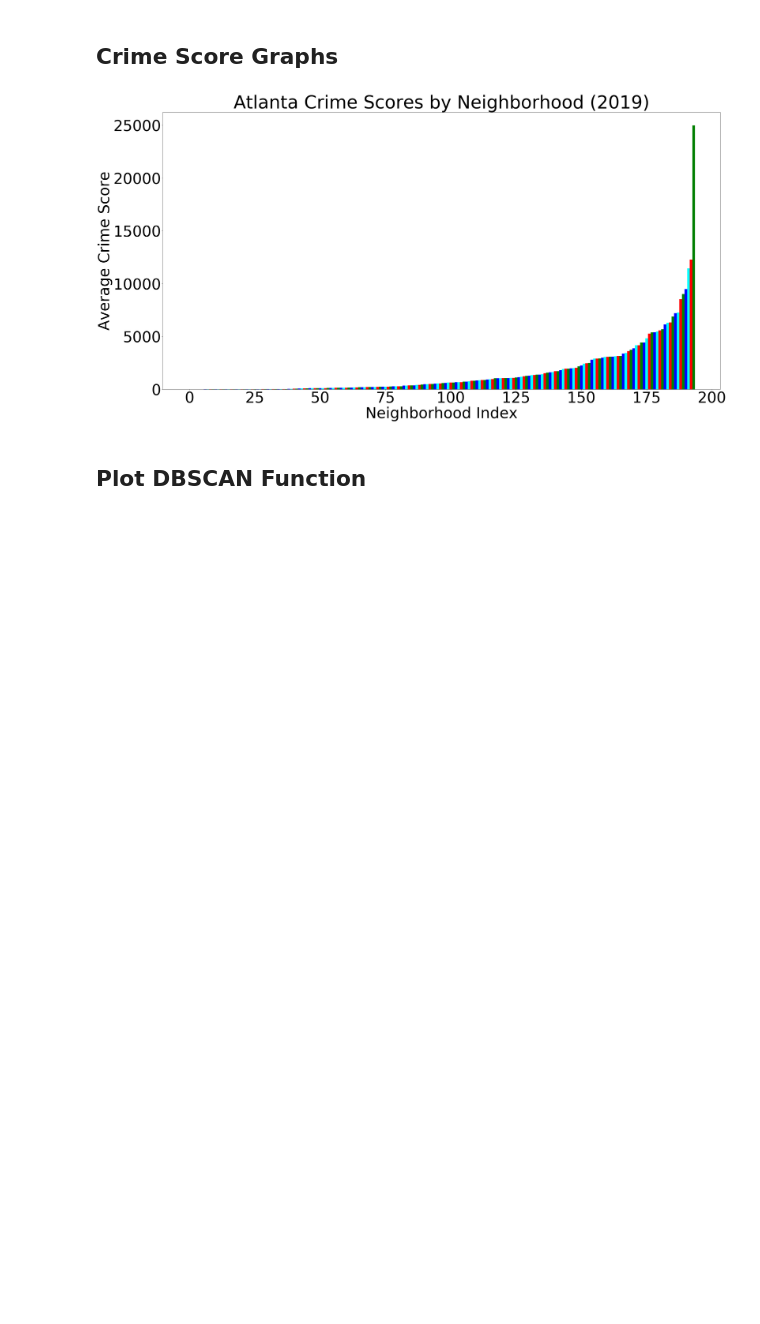
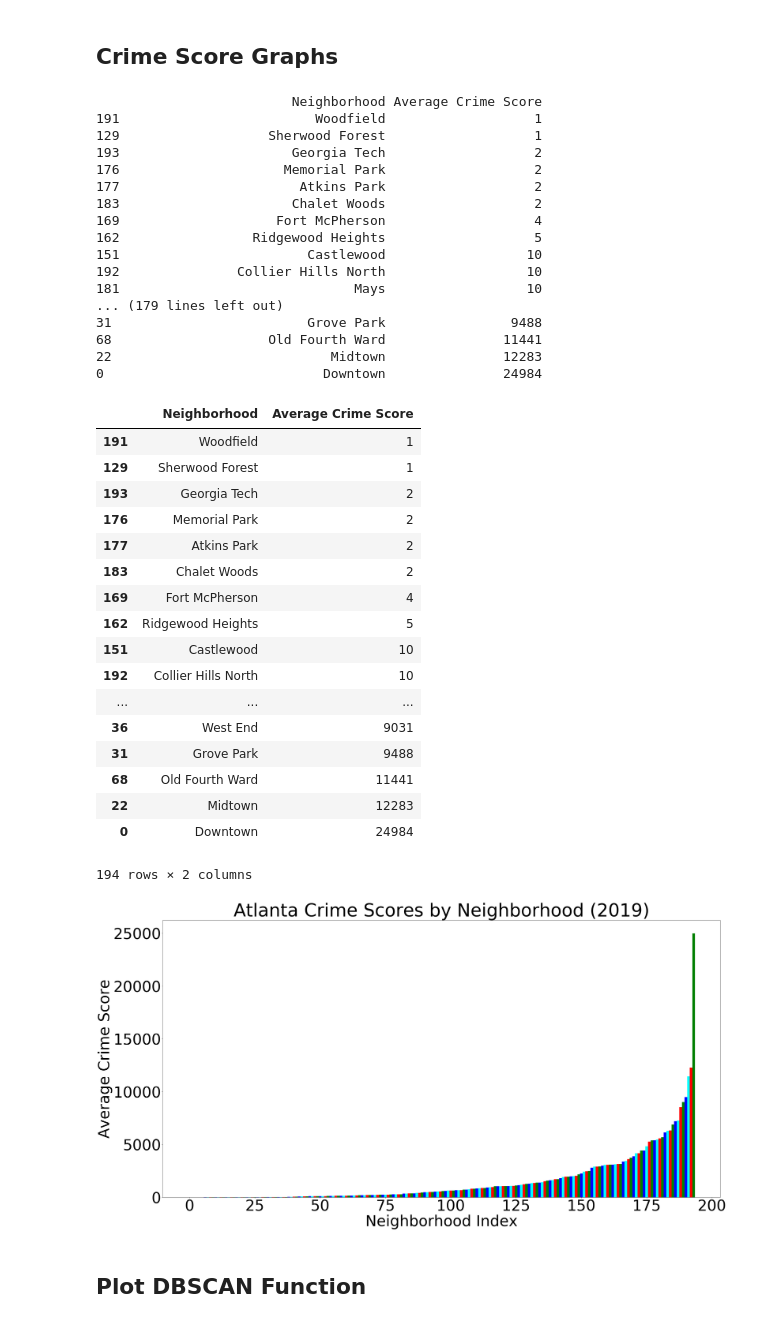
Before and after one commit to sanjeevprasada/AtlantaCrime, a Jupyter notebook: Unsupervised_Algs.ipynb, the cells around one changed output. Cells and saved outputs as stored; diff of their text form; code cells hidden in the pictures; blank space fills up the shorter version.

Commit message:
Added charts for lowest and highest crime scores

```diff
--- a/Unsupervised_Algs.ipynb
+++ b/Unsupervised_Algs.ipynb
@@ -90,32 +90,70 @@ plt.show()
 # %%
 data2 = pd.read_csv("data/Supervised_Algs/cobra-counts2019.csv")
 data2['Crime Score']  = (1000 * data2['Category 1']) + (100 * data2['Category 2']) + (10 * data2['Category 3']) + (1 * data2['Category 4'])
 
 n_list = data2.Neighborhood.unique()
 y_pos = np.arange(len(n_list))
 avg = np.arange(len(n_list))
 for i in range(len(n_list)):
     avg[i] = data2[data2['Neighborhood']==n_list[i]]['Crime Score'].sum(axis=0)
 p=np.vstack([n_list,avg]).T
 avg_data = pd.DataFrame(data=p,columns=['Neighborhood', 'Average Crime Score'])
 avg_data =avg_data.sort_values(by=['Average Crime Score'])
 
-avg_data
+pd.set_option('display.max_rows', len(avg_data))
+print(avg_data)
+pd.reset_option('display.max_rows')
 
+display(avg_data)
 plt.rcParams.update({'font.size': 60})
 plt.figure(figsize=(40, 20))
 y_pos2 = [2*i for i in y_pos]
 Avg_bar = plt.bar(y_pos, avg_data['Average Crime Score'], width=1,align='center', color=['red', 'green', 'blue', 'cyan'])
 #alpha=0.5)
 #plt.xticks(y_pos2, y_pos, rotation = 'vertical')
 plt.xlabel('Neighborhood Index')
 plt.ylabel('Average Crime Score')
 plt.title('Atlanta Crime Scores by Neighborhood (2019)')
 
-plt.savefig('images/Unsupervised_Algs/crimescore2019_histogram.png')
+#plt.savefig('images/Unsupervised_Algs/crimescore2019_histogram.png')
 plt.show()
 plt.rcParams.update(plt.rcParamsDefault)
 # %% [output]
+                         Neighborhood Average Crime Score
+191                         Woodfield                   1
+129                   Sherwood Forest                   1
+193                      Georgia Tech                   2
+176                     Memorial Park                   2
+177                       Atkins Park                   2
+183                      Chalet Woods                   2
+169                    Fort McPherson                   4
+162                 Ridgewood Heights                   5
+151                        Castlewood                  10
+192               Collier Hills North                  10
+181                              Mays                  10
+... (179 lines left out)
+31                         Grove Park                9488
+68                    Old Fourth Ward               11441
+22                            Midtown               12283
+0                            Downtown               24984
+|  | Neighborhood | Average Crime Score |
+| 191 | Woodfield | 1 |
+| 129 | Sherwood Forest | 1 |
+| 193 | Georgia Tech | 2 |
+| 176 | Memorial Park | 2 |
+| 177 | Atkins Park | 2 |
+| 183 | Chalet Woods | 2 |
+| 169 | Fort McPherson | 4 |
+| 162 | Ridgewood Heights | 5 |
+| 151 | Castlewood | 10 |
+| 192 | Collier Hills North | 10 |
+| ... | ... | ... |
+| 36 | West End | 9031 |
+| 31 | Grove Park | 9488 |
+| 68 | Old Fourth Ward | 11441 |
+| 22 | Midtown | 12283 |
+| 0 | Downtown | 24984 |
+194 rows × 2 columns
 [figure]
 # %%
 # Geo spatial
```
Also changed, not shown: 1 other file.
